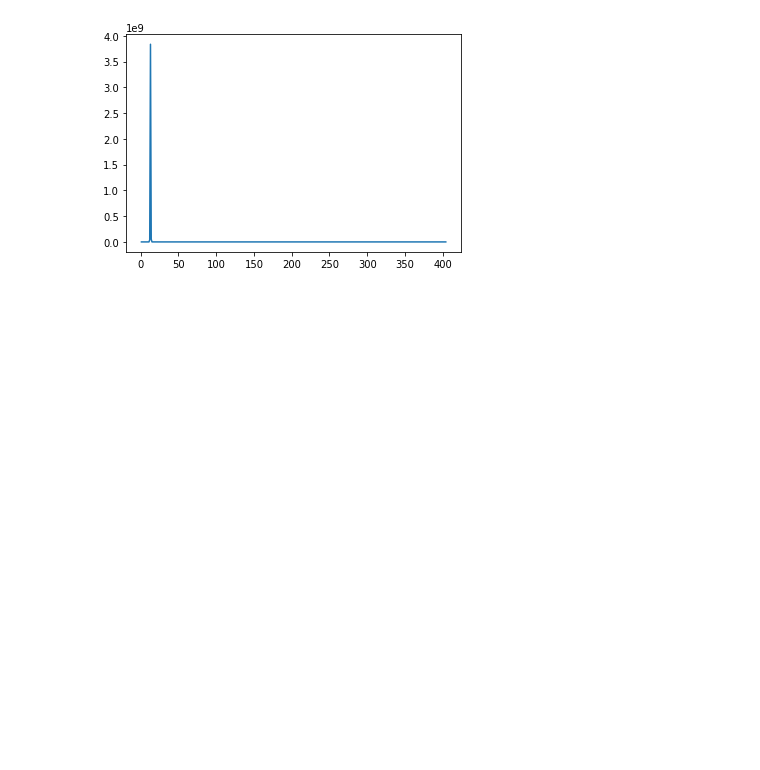
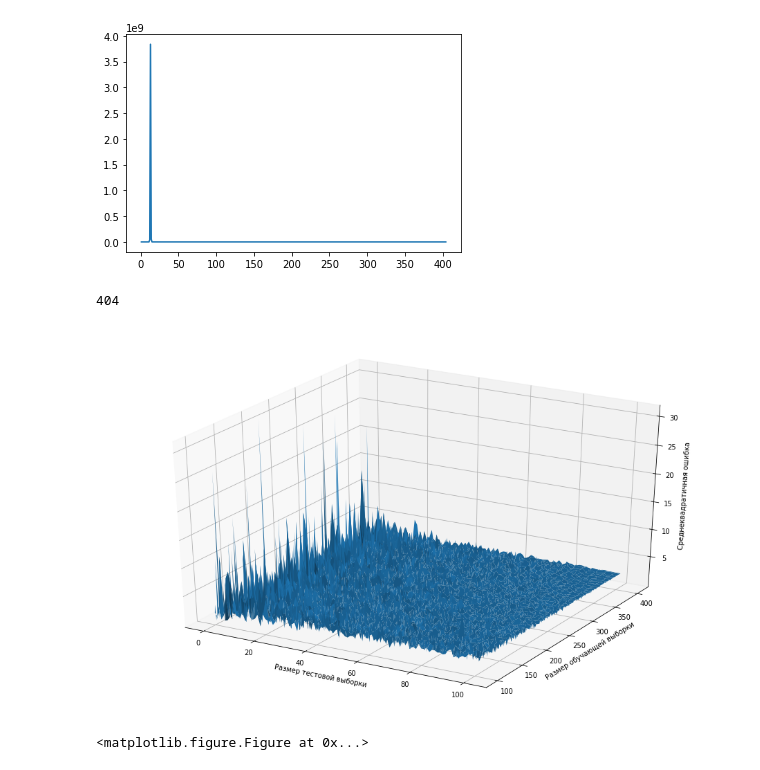
Before and after one commit to Intelligent-Systems-Phystech/StartCode, a Jupyter notebook: Nasedkin2018ProblemHousingPrices/HousingPrices.ipynb, the cells around one changed output. Saved outputs shown, nothing was run; the diff lists cells and outputs as text; code cells hidden in the pictures; blank space fills up the shorter version.

```diff
--- a/Nasedkin2018ProblemHousingPrices/HousingPrices.ipynb
+++ b/Nasedkin2018ProblemHousingPrices/HousingPrices.ipynb
@@ -99,3 +99,21 @@ plt.plot(x, r2_d)
 # %% [output]
 [<matplotlib.lines.Line2D at 0x...>]
 [figure]
+# %%
+len(X_train)
+# %% [output]
+404
+# %%
+runs = 10
+mse = np.zeros((len(X_train) - 100, len(X_test)))
+for i in range(100, len(X_train)):
+    for k in range(len(X_test)):
+        for j in range(runs):
+            ind = np.random.choice(np.arange(len(X_train)), i + 1, replace=False)
+            ind1 = np.random.choice(np.arange(len(X_test)), k + 1, replace=False)
+            n_x, n_y = X_train[ind], y_train[ind]
+            x_n, y_n = X_test[ind1], y_test[ind1]
+            lm.fit(n_x, n_y)
+            y_pred = lm.predict(x_n)
+            mse[i - 100][k] = mean_squared_error(y_n, y_pred)
+        mse[i - 100][k] /= runs
@@ -101,0 +122,22 @@ plt.plot(x, r2_d)
+# %%
+fig = plt.figure(figsize=(16, 10))
+ax = fig.gca(projection='3d') # get current axis
+
+# Создаем массивы NumPy с координатами точек по осям X и У.
+# Используем метод meshgrid, при котором по векторам координат
+# создается матрица координат. Задаем нужную функцию Z(x, y).
+Y = np.arange(100, len(X_train), 1)
+X = np.arange(0, len(X_test), 1)
+X, Y = np.meshgrid(X, Y)
+
+# Наконец, используем метод *plot_surface* объекта
+# типа Axes3DSubplot. Также подписываем оси.
+surf = ax.plot_surface(X, Y, mse)
+ax.set_xlabel('Размер тестовой выборки')
+ax.set_ylabel('Размер обучающей выборки')
+ax.set_zlabel('Среднеквадратичная ошибка')
+plt.show()
+plt.savefig('HousingPrices.png')
+# %% [output]
+[figure, added]
+<matplotlib.figure.Figure at 0x...>
```
Also changed, not shown: parts of 1 cell of this notebook.
